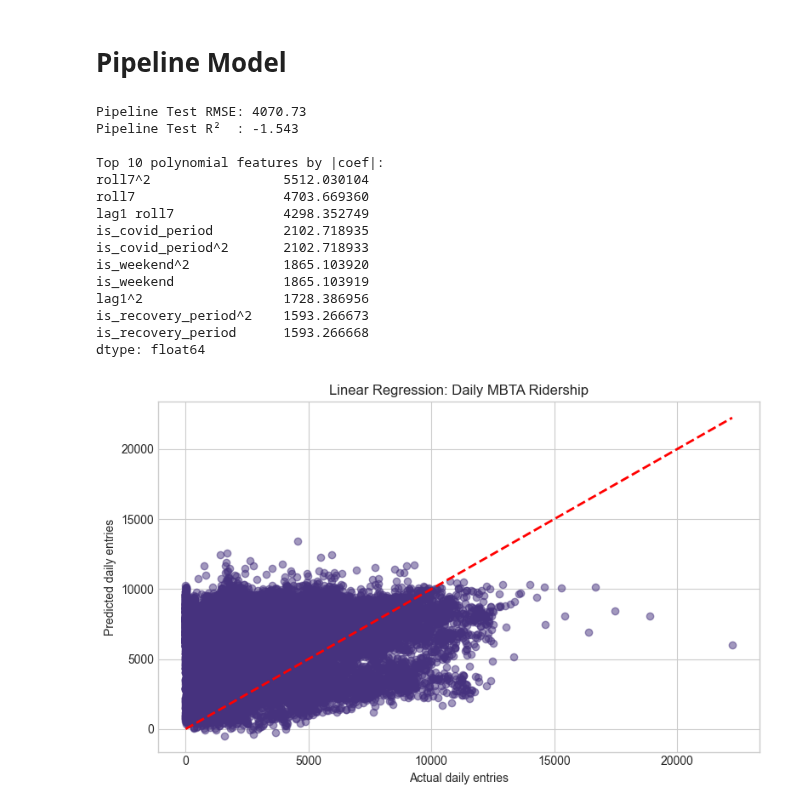
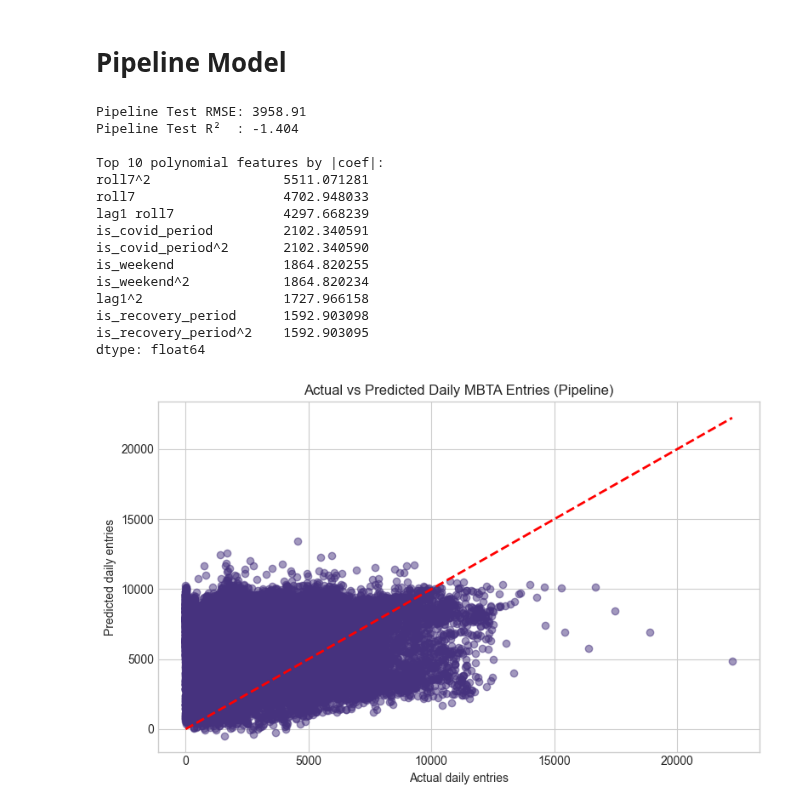
Before and after one commit to Marhvin/CS506-Project, a Jupyter notebook: src/data/tuningModel.ipynb, the cells around one changed output. Saved outputs shown, nothing was run; the diff lists cells and outputs as text; code cells hidden in the pictures.

Commit message:
updated graph titles and markdowns

```diff
--- a/src/data/tuningModel.ipynb
+++ b/src/data/tuningModel.ipynb
@@ -144,8 +142,8 @@ plt.show()
 # %% [output]
 [figure]
 # %%
-train_mask = df['service_date'] < '2022-03-01'
-test_mask  = df['service_date'] >= '2022-03-01'
+train_mask = df['service_date'] <= '2022-03-01'
+test_mask  = df['service_date'] > '2022-03-01'
 
 X_cols = [
     # weather
@@ -264,44 +262,44 @@ pipeline = Pipeline([
 pipeline.fit(X_train, y_train)
 
 y_pred = pipeline.predict(X_test)
 rmse = np.sqrt(mean_squared_error(y_test, y_pred))
 r2   = r2_score(y_test, y_pred)
 
 print(f"Pipeline Test RMSE: {rmse:.2f}")
 print(f"Pipeline Test R²  : {r2:.3f}")
 
 # Examine top polynomial terms
 coef = pipeline.named_steps['ridge'].coef_
 feat_names = pipeline.named_steps['poly'].get_feature_names_out(X_cols)
 imp = pd.Series(coef, index=feat_names).abs().nlargest(10)
 print("\nTop 10 polynomial features by |coef|:")
 print(imp)
 
 # Plot actual vs. predicted
 plt.figure(figsize=(8,5))
 plt.scatter(y_test, y_pred, alpha=0.5)
 plt.plot([y_test.min(), y_test.max()],
          [y_test.min(), y_test.max()],
          'r--', lw=2)
 plt.xlabel('Actual daily entries')
 plt.ylabel('Predicted daily entries')
-plt.title('Linear Regression: Daily MBTA Ridership')
+plt.title('Actual vs Predicted Daily MBTA Entries (Pipeline)')
 plt.tight_layout()
 plt.show()
 # %% [output]
-Pipeline Test RMSE: 4070.73
-Pipeline Test R²  : -1.543
+Pipeline Test RMSE: 3958.91
+Pipeline Test R²  : -1.404
 
 Top 10 polynomial features by |coef|:
-roll7^2                 5512.030104
-roll7                   4703.669360
-lag1 roll7              4298.352749
-is_covid_period         2102.718935
-is_covid_period^2       2102.718933
-is_weekend^2            1865.103920
-is_weekend              1865.103919
-lag1^2                  1728.386956
-is_recovery_period^2    1593.266673
-is_recovery_period      1593.266668
+roll7^2                 5511.071281
+roll7                   4702.948033
+lag1 roll7              4297.668239
+is_covid_period         2102.340591
+is_covid_period^2       2102.340590
+is_weekend              1864.820255
+is_weekend^2            1864.820234
+lag1^2                  1727.966158
+is_recovery_period      1592.903098
+is_recovery_period^2    1592.903095
 dtype: float64
-[figure, old version]
+[figure, new version]
```
Also changed, not shown: parts of 6 cells of this notebook.
